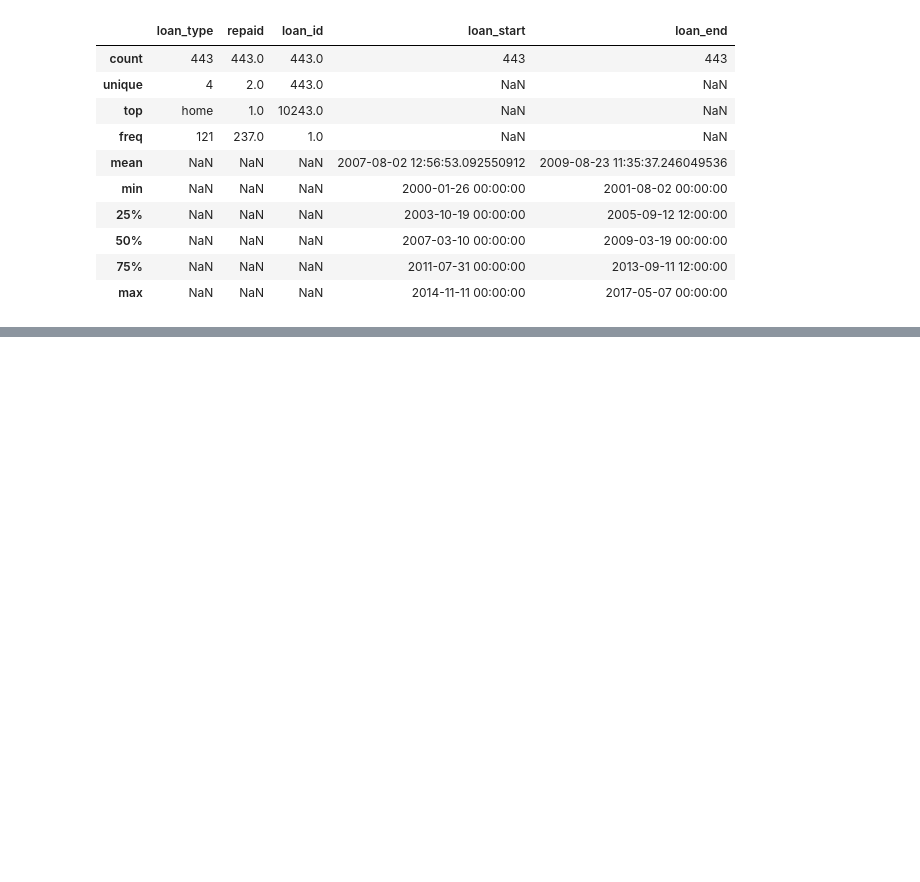
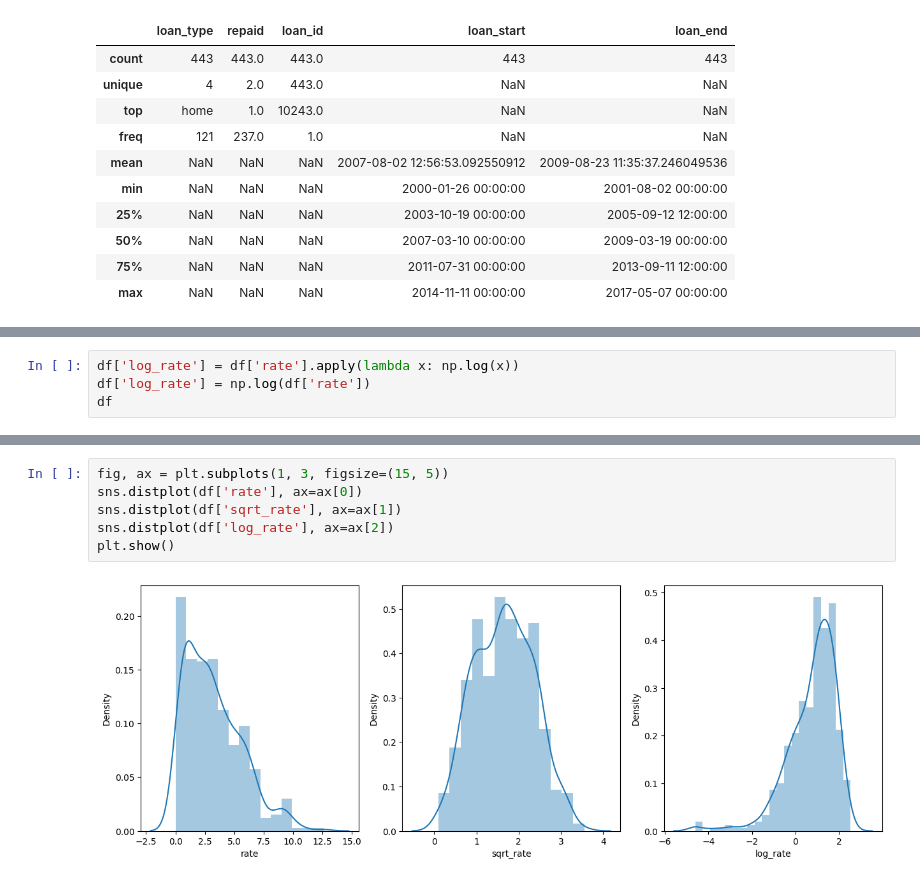
Before and after one commit to docroch/learning-data-science, a Jupyter notebook: data-preparation/loans.ipynb, the cells around one changed output, grey strips where cells are left out. Drawn from its saved outputs; the diff is of its cells as text; blank space fills up the shorter version.

```diff
--- a/data-preparation/loans.ipynb
+++ b/data-preparation/loans.ipynb
@@ -111,0 +171,4 @@ df.describe(exclude=[np.number])
+# %%
+df['log_rate'] = df['rate'].apply(lambda x: np.log(x))
+df['log_rate'] = np.log(df['rate'])
+df
@@ -111,0 +206,8 @@ df.describe(exclude=[np.number])
+# %%
+fig, ax = plt.subplots(1, 3, figsize=(15, 5))
+sns.distplot(df['rate'], ax=ax[0])
+sns.distplot(df['sqrt_rate'], ax=ax[1])
+sns.distplot(df['log_rate'], ax=ax[2])
+plt.show()
+# %% [output]
+[figure, added]
```
Also changed, not shown: parts of 8 cells of this notebook.
